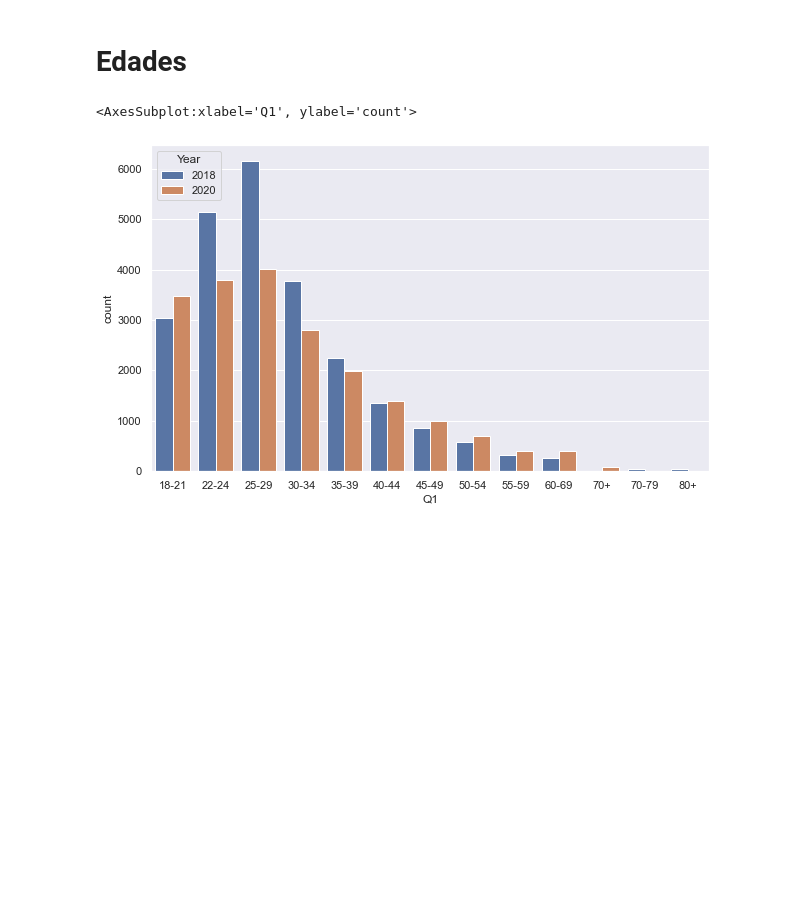
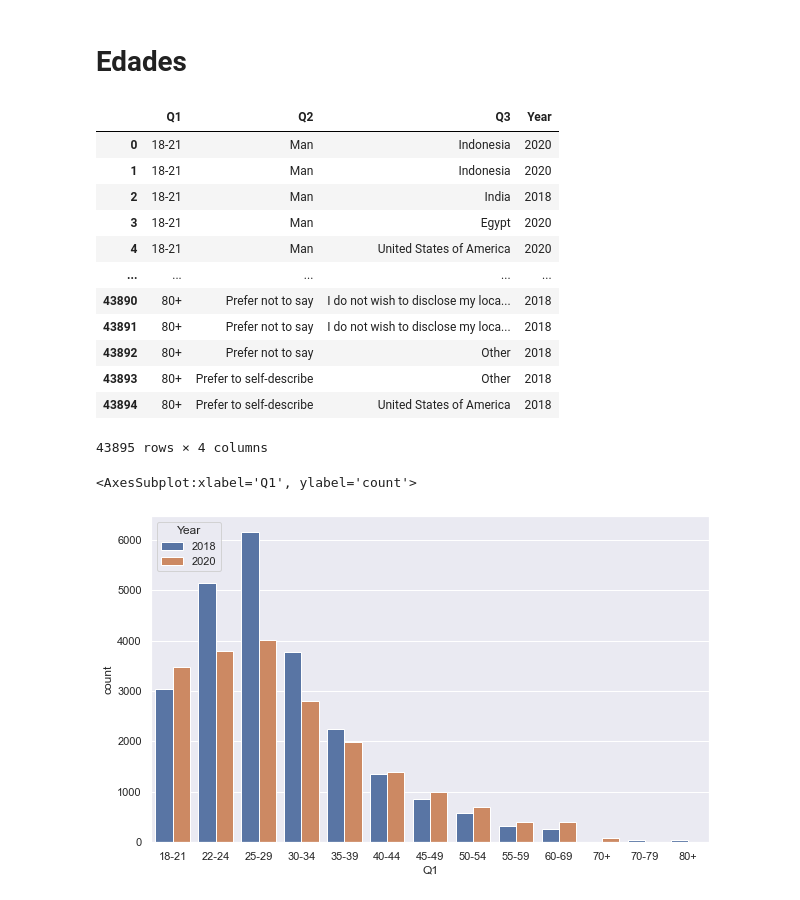
Before and after one commit to WilderGitHub/MCD, a Jupyter notebook: I. 01 Introducción Ciencia de Datos/kaggle-survey/Demographics/kaggleevolucion.ipynb, the cells around one changed output. Saved outputs shown, nothing was run; the diff lists cells and outputs as text; code cells hidden in the pictures; blank space fills up the shorter version.

```diff
--- a/I. 01 Introducción Ciencia de Datos/kaggle-survey/Demographics/kaggleevolucion.ipynb
+++ b/I. 01 Introducción Ciencia de Datos/kaggle-survey/Demographics/kaggleevolucion.ipynb
@@ -118,6 +132,21 @@ df2018y2020.groupby(['Q2','Year'], as_index=True).agg({'Year': ['count']})
 # %%
 df2018y2020.sort_values("Q1",inplace=True)
 df2018y2020.reset_index(drop=True,inplace=True)
+df2018y2020
+# %% [output]
+|  | Q1 | Q2 | Q3 | Year |
+| 0 | 18-21 | Man | Indonesia | 2020 |
+| 1 | 18-21 | Man | Indonesia | 2020 |
+| 2 | 18-21 | Man | India | 2018 |
+| 3 | 18-21 | Man | Egypt | 2020 |
+| 4 | 18-21 | Man | United States of America | 2020 |
+| ... | ... | ... | ... | ... |
+| 43890 | 80+ | Prefer not to say | I do not wish to disclose my loca... | 2018 |
+| 43891 | 80+ | Prefer not to say | I do not wish to disclose my loca... | 2018 |
+| 43892 | 80+ | Prefer not to say | Other | 2018 |
+| 43893 | 80+ | Prefer to self-describe | Other | 2018 |
+| 43894 | 80+ | Prefer to self-describe | United States of America | 2018 |
+43895 rows × 4 columns
 # %%
  sns.set(rc={'figure.figsize': (10,6)})
 sns.countplot(data = df2018y2020,x = "Q1",hue="Year",hue_order=[2018, 2020])
```
Also changed, not shown: parts of 32 cells of this notebook, 4 other files.
